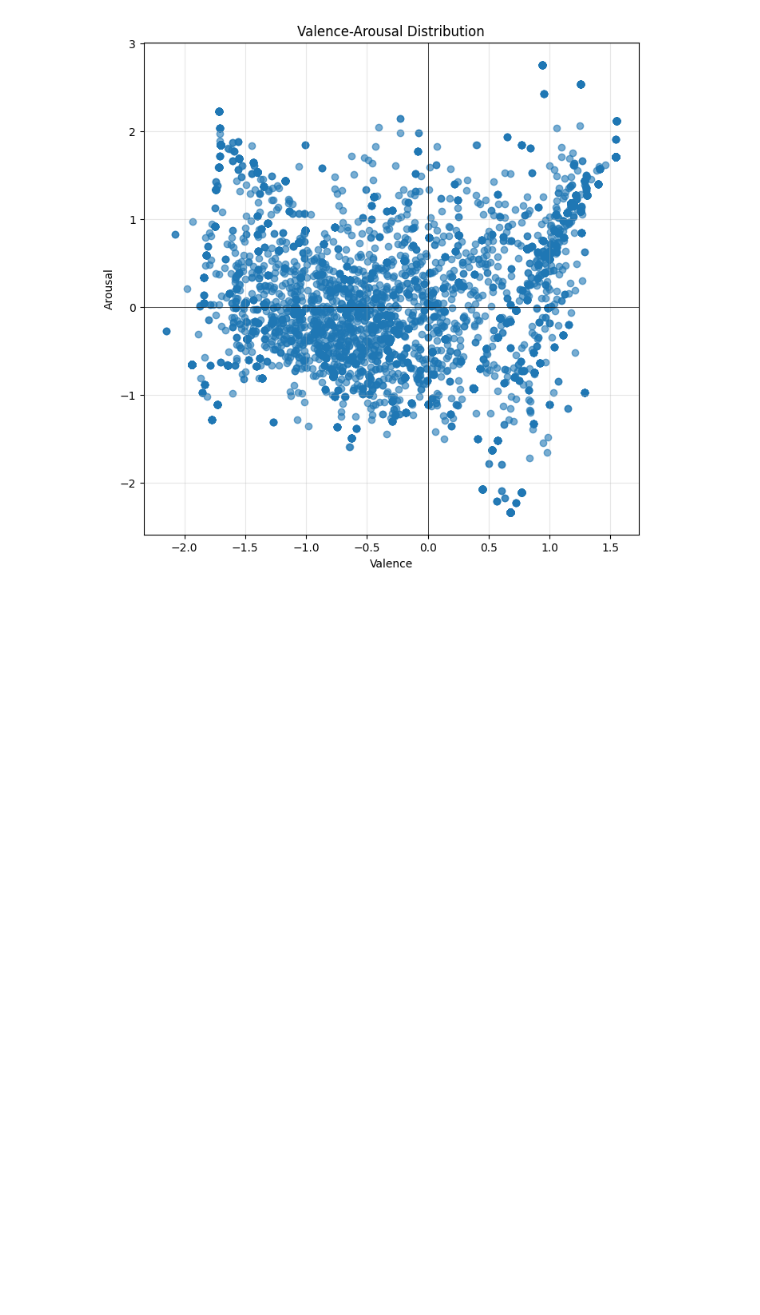
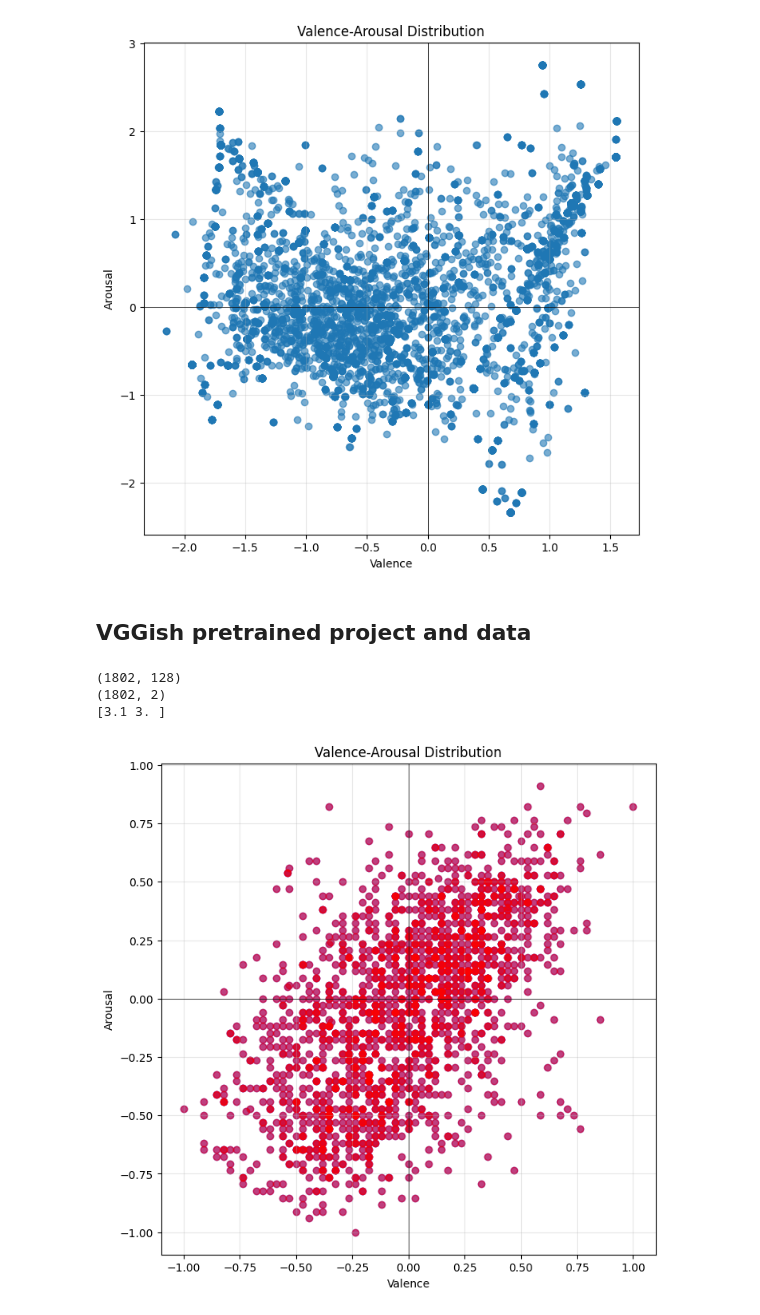
Before and after one commit to Seretsi/music_mood_classification, a Jupyter notebook: Music Data Visualization.ipynb, the cells around one changed output. Saved outputs shown, nothing was run; the diff lists cells and outputs as text; code cells hidden in the pictures; blank space fills up the shorter version.

```diff
--- a/Music Data Visualization.ipynb
+++ b/Music Data Visualization.ipynb
@@ -19,3 +19,39 @@ plt.axvline(x=0, color='k', linewidth=0.5)
 plt.show()
 # %% [output]
 [figure]
+# %% [markdown]
+## VGGish pretrained project and data
+# %%
+import numpy as np
+import pandas as pd
+import matplotlib.pyplot as plt
+
+# Load files
+features = np.load('deam_processed/vggish_features.npy')
+labels = np.array(np.load('deam_processed/labels.npy'))
+y_val = np.array(np.load('deam_processed/splits/y_val.npy'))
+
+a, b = -1, 1
+normalizedLabels = a + (labels - labels.min()) * (b - a) / (labels.max() - labels.min())
+
+normalizedTrueValidationLabels = a + (labels - labels.min()) * (b - a) / (labels.max() - labels.min())
+
+print(features.shape)
+print(labels.shape)
+print(labels[0])
+
+plt.figure(figsize=(8, 8))
+plt.scatter(normalizedLabels[:, 0], normalizedLabels[:, 1], alpha=0.5, color='b')
+plt.scatter(normalizedTrueValidationLabels[:, 0], normalizedTrueValidationLabels[:, 1], alpha=0.5, color='r')
+plt.xlabel('Valence')
+plt.ylabel('Arousal')
+plt.title('Valence-Arousal Distribution')
+plt.grid(True, alpha=0.3)
+plt.axhline(y=0, color='k', linewidth=0.5)
+plt.axvline(x=0, color='k', linewidth=0.5)
+plt.show()
+# %% [output]
+(1802, 128)
+(1802, 2)
+[3.1 3. ]
+[figure, added]
```
Also changed, not shown: parts of 2 cells of this notebook, 6 other files.
